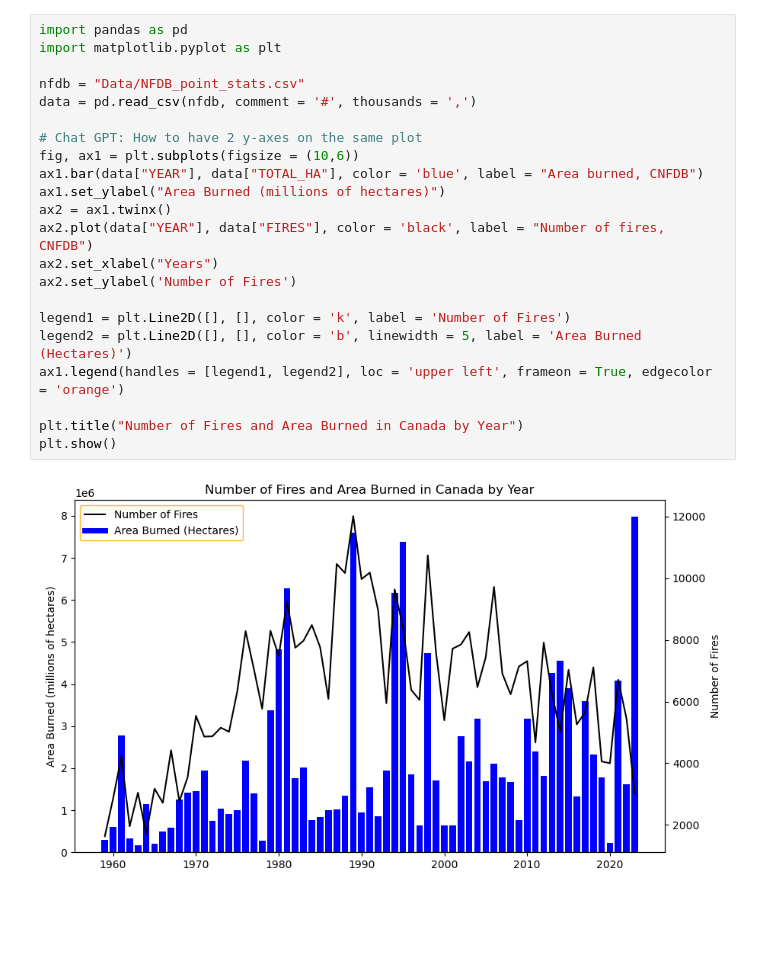
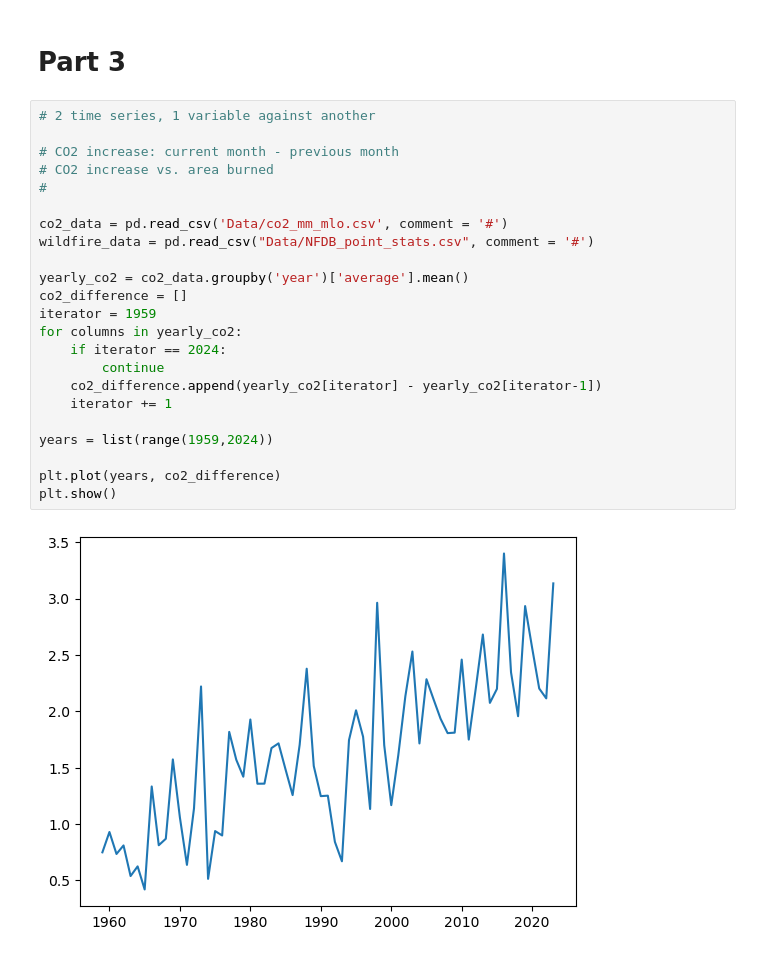
Before and after one commit to Ameridiem7903/ENDG310-Lab2, a Jupyter notebook: Lab2-data.ipynb, the cells around one changed output. Cells and saved outputs as stored; diff of their text form; blank space fills up the shorter version.

```diff
--- a/Lab2-data.ipynb
+++ b/Lab2-data.ipynb
@@ -23,24 +46,27 @@ plt.show()
-# %%
-import pandas as pd
-import matplotlib.pyplot as plt
-
-nfdb = "Data/NFDB_point_stats.csv"
-data = pd.read_csv(nfdb, comment = '#', thousands = ',')
-
-# Chat GPT: How to have 2 y-axes on the same plot
-fig, ax1 = plt.subplots(figsize = (10,6))
-ax1.bar(data["YEAR"], data["TOTAL_HA"], color = 'blue', label = "Area burned, CNFDB")
-ax1.set_ylabel("Area Burned (millions of hectares)")
-ax2 = ax1.twinx()
-ax2.plot(data["YEAR"], data["FIRES"], color = 'black', label = "Number of fires, CNFDB")
-ax2.set_xlabel("Years")
-ax2.set_ylabel('Number of Fires')
-
-legend1 = plt.Line2D([], [], color = 'k', label = 'Number of Fires')
-legend2 = plt.Line2D([], [], color = 'b', linewidth = 5, label = 'Area Burned (Hectares)')
-ax1.legend(handles = [legend1, legend2], loc = 'upper left', frameon = True, edgecolor = 'orange')
-
-plt.title("Number of Fires and Area Burned in Canada by Year")
-plt.show()
-# %% [output]
-[figure, removed]
+# %% [markdown]
+# Part 3
+# %%
+# 2 time series, 1 variable against another
+
+# CO2 increase: current month - previous month
+# CO2 increase vs. area burned
+#
+
+co2_data = pd.read_csv('Data/co2_mm_mlo.csv', comment = '#')
+wildfire_data = pd.read_csv("Data/NFDB_point_stats.csv", comment = '#')
+
+yearly_co2 = co2_data.groupby('year')['average'].mean()
+co2_difference = []
+iterator = 1959
+for columns in yearly_co2:
+    if iterator == 2024:
+        continue
+    co2_difference.append(yearly_co2[iterator] - yearly_co2[iterator-1])
+    iterator += 1
+
+years = list(range(1959,2024))
+
+plt.plot(years, co2_difference)
+plt.show()
+# %% [output]
+[figure, added]
```
Also changed, not shown: parts of 4 cells of this notebook.
